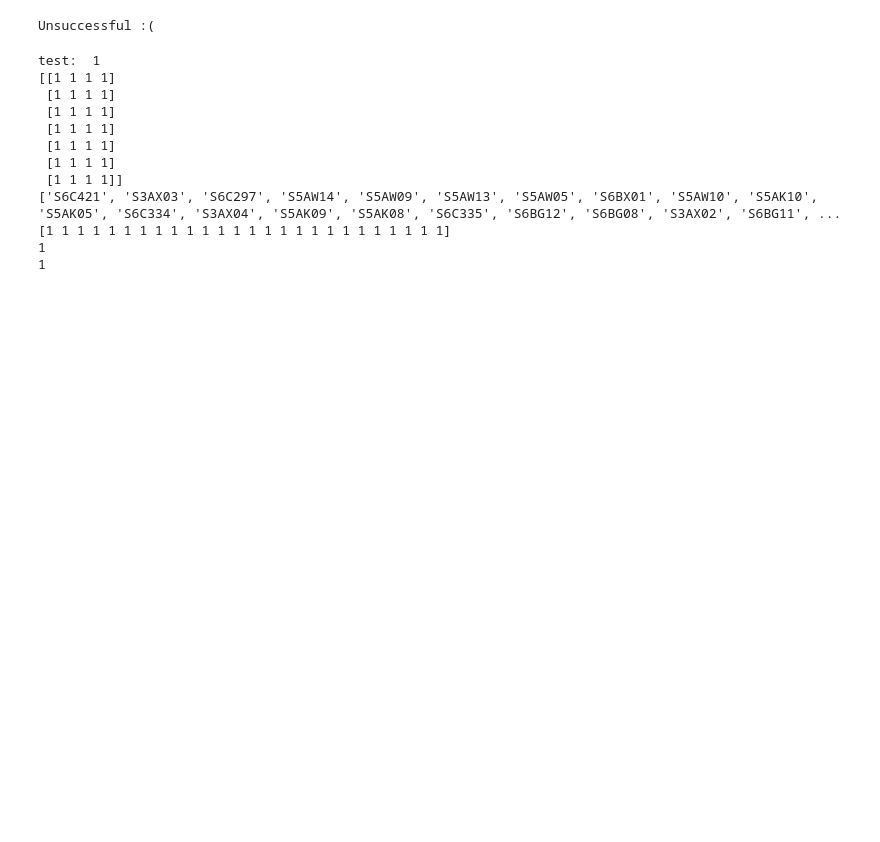
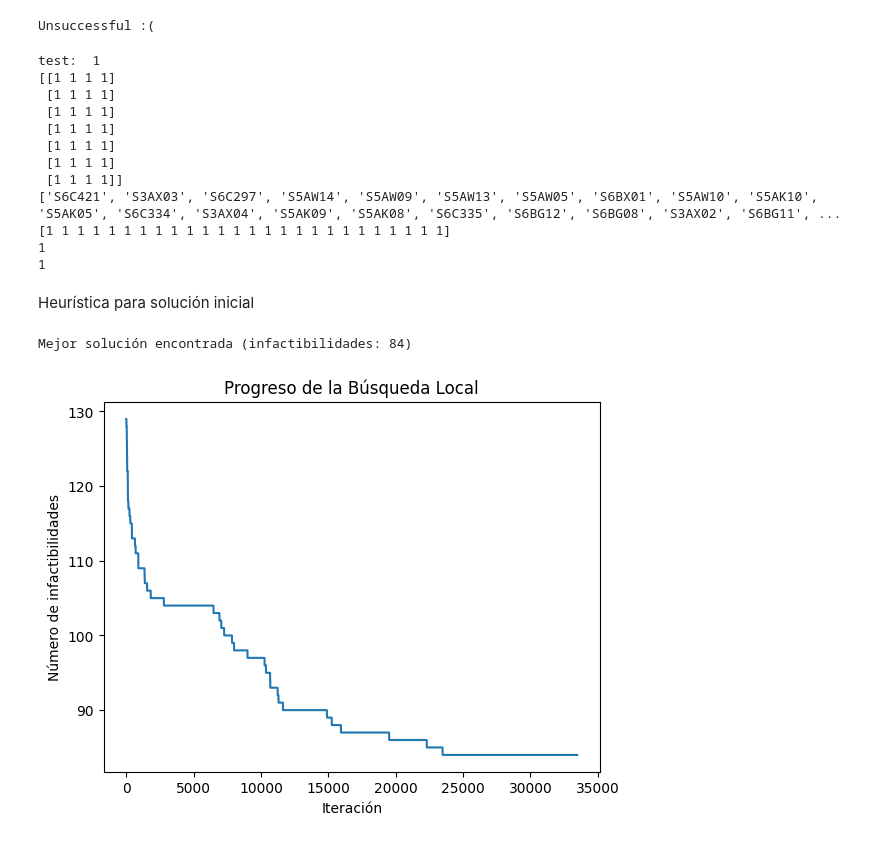
Before and after one commit to sofisacmu/Tarea-4-MH, a Jupyter notebook: T4-Metahumanos.ipynb, the cells around one changed output. Saved outputs shown, nothing was run; the diff lists cells and outputs as text; code cells hidden in the pictures; blank space fills up the shorter version.

Commit message:
heurística factibilidad

```diff
--- a/T4-Metahumanos.ipynb
+++ b/T4-Metahumanos.ipynb
@@ -704,3 +704,5 @@ test:  1
 [1 1 1 1 1 1 1 1 1 1 1 1 1 1 1 1 1 1 1 1 1 1 1 1 1 1]
 1
 1
+# %% [markdown]
+Heurística para solución inicial
@@ -706,0 +1430,24 @@ test:  1
+# %%
+random.seed(20)
+# Generar solución inicial
+solucion_inicial = generar_solucion_inicial(datos)
+
+# Aplicar búsqueda local
+solucion_mejorada, es_factible, historial = busqueda_local(solucion_inicial, datos, max_iter=100000, max_sin_mejora=10000)
+
+# Verificar resultados
+if es_factible:
+    print("¡Solución factible encontrada!")
+else:
+    print(f"Mejor solución encontrada (infactibilidades: {historial[-1]})")
+
+# Visualizar progreso
+import matplotlib.pyplot as plt
+plt.plot(historial)
+plt.xlabel('Iteración')
+plt.ylabel('Número de infactibilidades')
+plt.title('Progreso de la Búsqueda Local')
+plt.show()
+# %% [output]
+Mejor solución encontrada (infactibilidades: 84)
+[figure, added]
```
Also changed, not shown: parts of 5 cells of this notebook.
